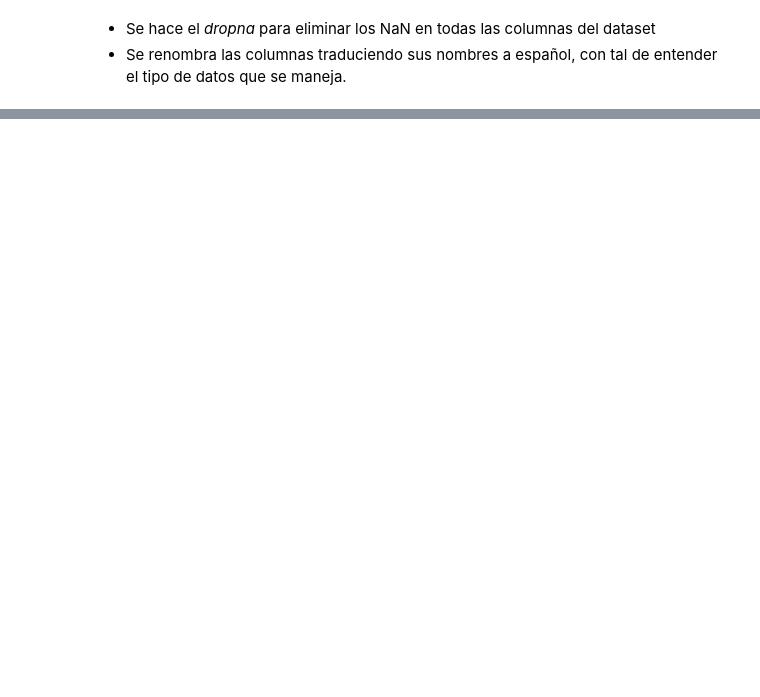
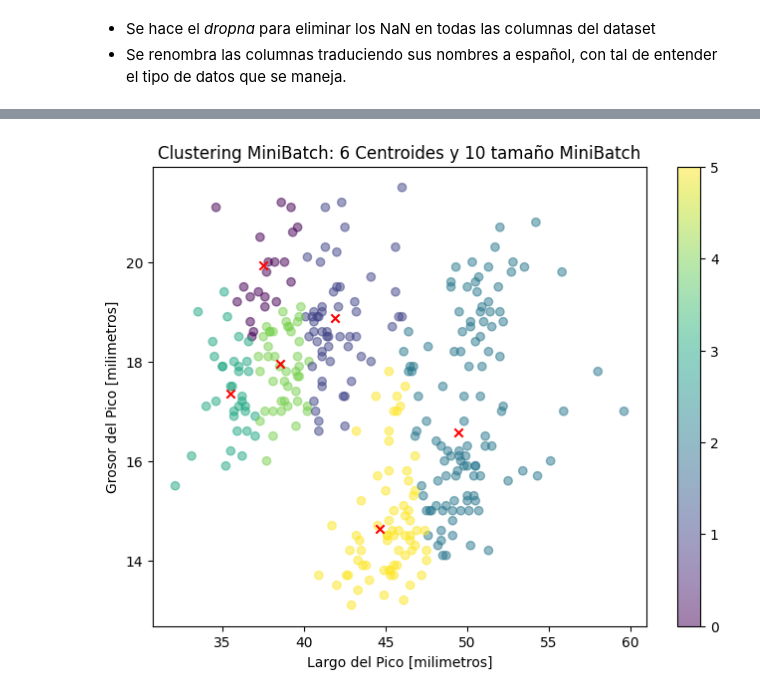
Before and after one commit to vicho-bece/Python-Data-Analytics, a Jupyter notebook: penguins_data/cluster.ipynb, the cells around one changed output, grey strips where cells are left out. Cells and saved outputs as stored; diff of their text form; code cells hidden in the pictures; blank space fills up the shorter version.

```diff
--- a/penguins_data/cluster.ipynb
+++ b/penguins_data/cluster.ipynb
@@ -69,0 +82,21 @@ data.rename(
+# %%
+num_clust = 6
+
+for mode in ['k-means++', 'random']:
+    model = KMeans(init=mode, n_clusters=num_clust, random_state=42)
+    model.fit(XY)
+
+    label = model.labels_
+    centroid = model.cluster_centers_
+
+    plt.subplots(figsize=(8,6))
+
+    plt.scatter(XY[:, 0], XY[:, 1], c=label, s=50, cmap='viridis')
+    plt.colorbar()
+    plt.scatter(centroid[:, 0], centroid[:, 1], marker='x', s=200, c='red')
+
+    plt.xlabel('Largo del Pico [milimetros]')
+    plt.ylabel('Grosor del Pico [milimetros]')
+    plt.title(f'Clustering {mode} con {num_clust} Centroides')
+
+plt.show()
@@ -69,0 +106,22 @@ data.rename(
+# %%
+num_batch = 10
+
+model = MiniBatchKMeans(n_clusters=num_clust, batch_size=num_batch, random_state=42)
+model.fit(XY)
+
+label = model.predict(XY)
+centroid = model.cluster_centers_
+
+plt.subplots(figsize=(8,6))
+
+plt.scatter(XY[:, 0], XY[:, 1], c=label, alpha=0.5, cmap='viridis')
+plt.colorbar()
+plt.scatter(centroid[:, 0], centroid[:, 1], marker='x', c='red')
+
+plt.xlabel('Largo del Pico [milimetros]')
+plt.ylabel('Grosor del Pico [milimetros]')
+plt.title(f'Clustering MiniBatch: {num_clust} Centroides y {num_batch} tamaño MiniBatch')
+
+plt.show()
+# %% [output]
+[figure, added]
```
Also changed, not shown: parts of 10 cells of this notebook.
